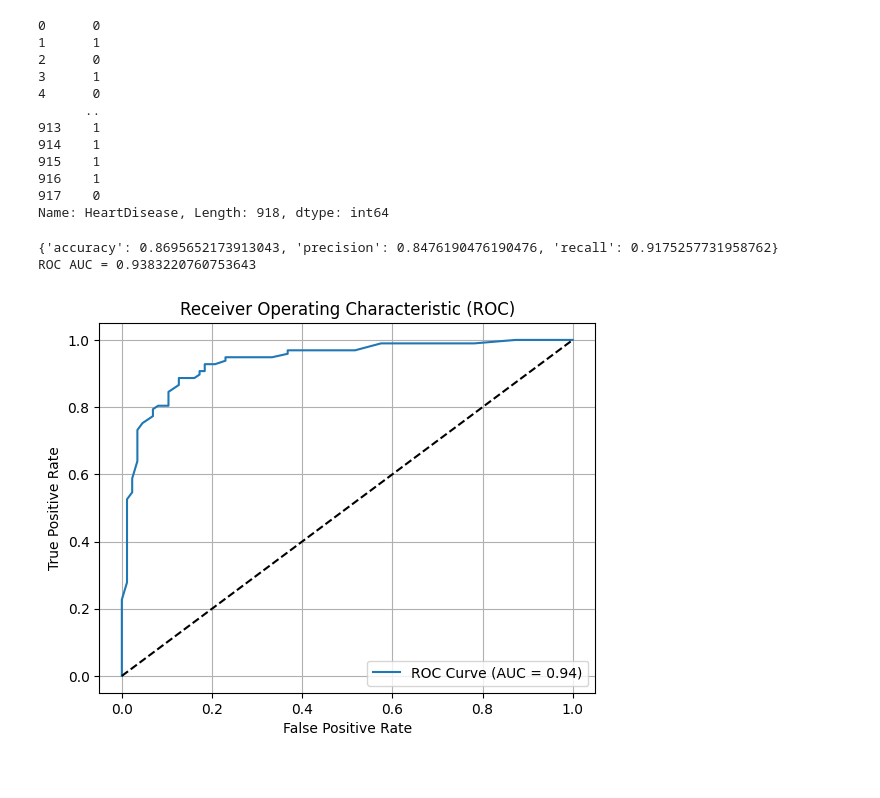
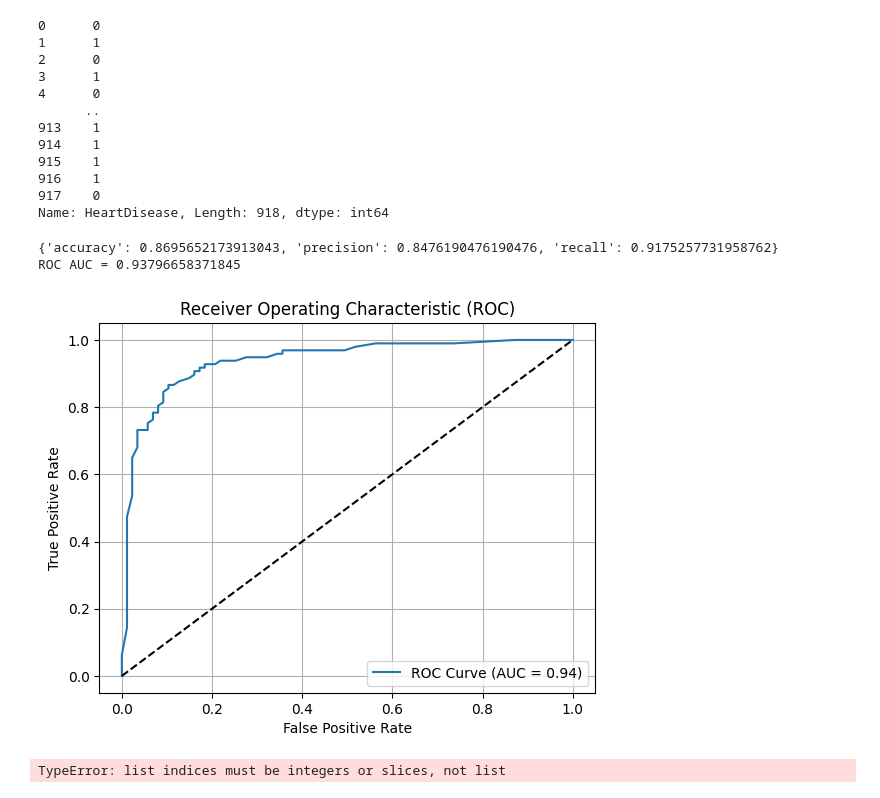
Before and after one commit to jromanki/wsi, a Jupyter notebook: lab4/src/testing.ipynb, the cells around one changed output. Cells and saved outputs as stored; diff of their text form; code cells hidden in the pictures.

```diff
--- a/lab4/src/testing.ipynb
+++ b/lab4/src/testing.ipynb
@@ -82,7 +82,7 @@ import matplotlib.pyplot as plt
 from sklearn.metrics import auc
 from metric_functions import get_metrics, roc_curve
 
-def rank_model(y_test, y_pred, y_prob):
+def rank_model(y_test, y_pred, y_prob, plot = True):
     # rf.score(X_test, y_test)
     fpr, tpr, thresholds = roc_curve(y_test, y_prob)
     roc_auc = auc(fpr, tpr)
@@ -90,37 +90,38 @@ def rank_model(y_test, y_pred, y_prob):
     print(get_metrics(y_test, y_pred))
     # print(classification_report(y_test, y_pred))
 
-    print(f"ROC AUC = {roc_auc}")
+    if plot == True:
+        print(f"ROC AUC = {roc_auc}")
 
-    plt.figure()
-    plt.plot(fpr, tpr, label=f"ROC Curve (AUC = {roc_auc:.2f})")
-    plt.plot([0, 1], [0, 1], 'k--')  # Diagonal line (random guess)
-    plt.xlabel('False Positive Rate')
-    plt.ylabel('True Positive Rate')
-    plt.title('Receiver Operating Characteristic (ROC)')
-    plt.legend(loc="lower right")
-    plt.grid()
+        plt.figure()
+        plt.plot(fpr, tpr, label=f"ROC Curve (AUC = {roc_auc:.2f})")
+        plt.plot([0, 1], [0, 1], 'k--')  # Diagonal line (random guess)
+        plt.xlabel('False Positive Rate')
+        plt.ylabel('True Positive Rate')
+        plt.title('Receiver Operating Characteristic (ROC)')
+        plt.legend(loc="lower right")
+        plt.grid()
 
-    plt.show()
+        plt.show()
 # %%
 N_ESTIM = 100
 # %%
 from sklearn.ensemble import RandomForestClassifier
 import numpy as np
 
-rf = RandomForestClassifier(n_estimators=200,
+rf = RandomForestClassifier(n_estimators=N_ESTIM,
                             criterion='entropy',
                             min_samples_split=10,
                             max_depth=14)
 # Learning
 rf.fit(X_train, y_train)
 
 # prediction
 y_pred = rf.predict(X_test)
 y_prob = rf.predict_proba(X_test)[:, 1]
 
 rank_model(y_test, y_pred, y_prob)
 # %% [output]
 {'accuracy': 0.8695652173913043, 'precision': 0.8476190476190476, 'recall': 0.9175257731958762}
-ROC AUC = 0.9383220760753643
+ROC AUC = 0.93796658371845
-[figure, old version]
+[figure, new version]
@@ -127,3 +148,8 @@ ROC AUC = 0.9383220760753643
+# %%
+print([np.mean(entry) for entry in precisions])
+print([np.mean(entry) for entry in accuracies])
+# %% [output]
+TypeError: list indices must be integers or slices, not list
 # %%
 from random_forest_solver import RandomForestSolver
 import numpy as np
```
Also changed, not shown: parts of 4 cells of this notebook, 2 other files.
